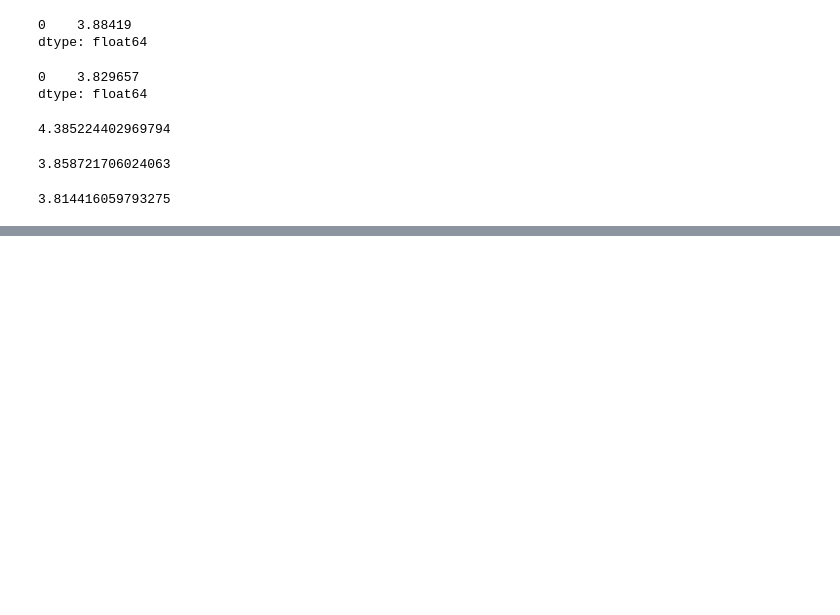
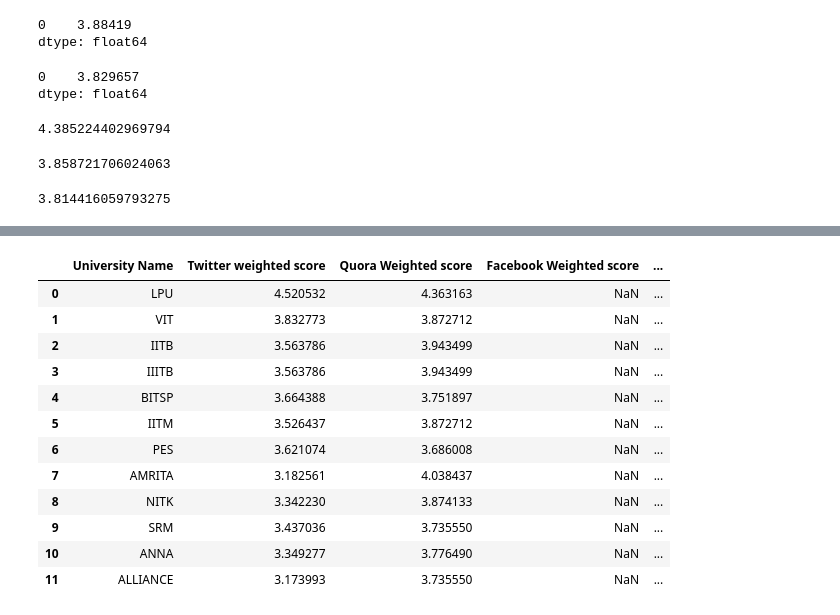
Before and after one commit to kirthikagurumurthy/University_Ranking, a Jupyter notebook: Weighted Sentiment Analysis/Final score.ipynb, the cells around one changed output, grey strips where cells are left out. Saved outputs shown, nothing was run; the diff lists cells and outputs as text; code cells hidden in the pictures; blank space fills up the shorter version.

```diff
--- a/Weighted Sentiment Analysis/Final score.ipynb
+++ b/Weighted Sentiment Analysis/Final score.ipynb
@@ -220 +226,20 @@ final
 | 11 | SRM | 3.437036 | 3.735550 | NaN | ... |
+# %%
+final_df = final.sort_values(by=['Total weighted score'], ascending=False)
+final_df=final_df.reset_index()
+final_df=final_df.drop(['index'],axis=1)
+final_df
+# %% [output]
+|  | University Name | Twitter weighted score | Quora Weighted score | Facebook Weighted score | ... |
+| 0 | LPU | 4.520532 | 4.363163 | NaN | ... |
+| 1 | VIT | 3.832773 | 3.872712 | NaN | ... |
+| 2 | IITB | 3.563786 | 3.943499 | NaN | ... |
+| 3 | IIITB | 3.563786 | 3.943499 | NaN | ... |
+| 4 | BITSP | 3.664388 | 3.751897 | NaN | ... |
+| 5 | IITM | 3.526437 | 3.872712 | NaN | ... |
+| 6 | PES | 3.621074 | 3.686008 | NaN | ... |
+| 7 | AMRITA | 3.182561 | 4.038437 | NaN | ... |
+| 8 | NITK | 3.342230 | 3.874133 | NaN | ... |
+| 9 | SRM | 3.437036 | 3.735550 | NaN | ... |
+| 10 | ANNA | 3.349277 | 3.776490 | NaN | ... |
+| 11 | ALLIANCE | 3.173993 | 3.735550 | NaN | ... |
```
Also changed, not shown: parts of 6 cells of this notebook.
